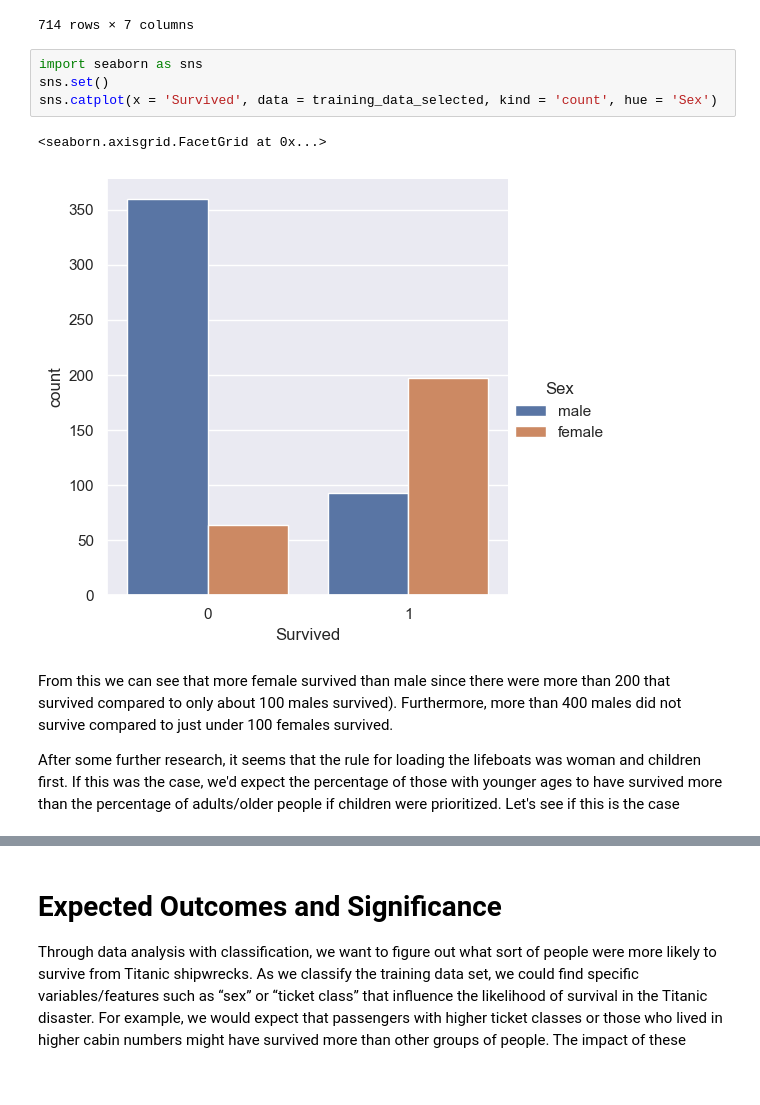
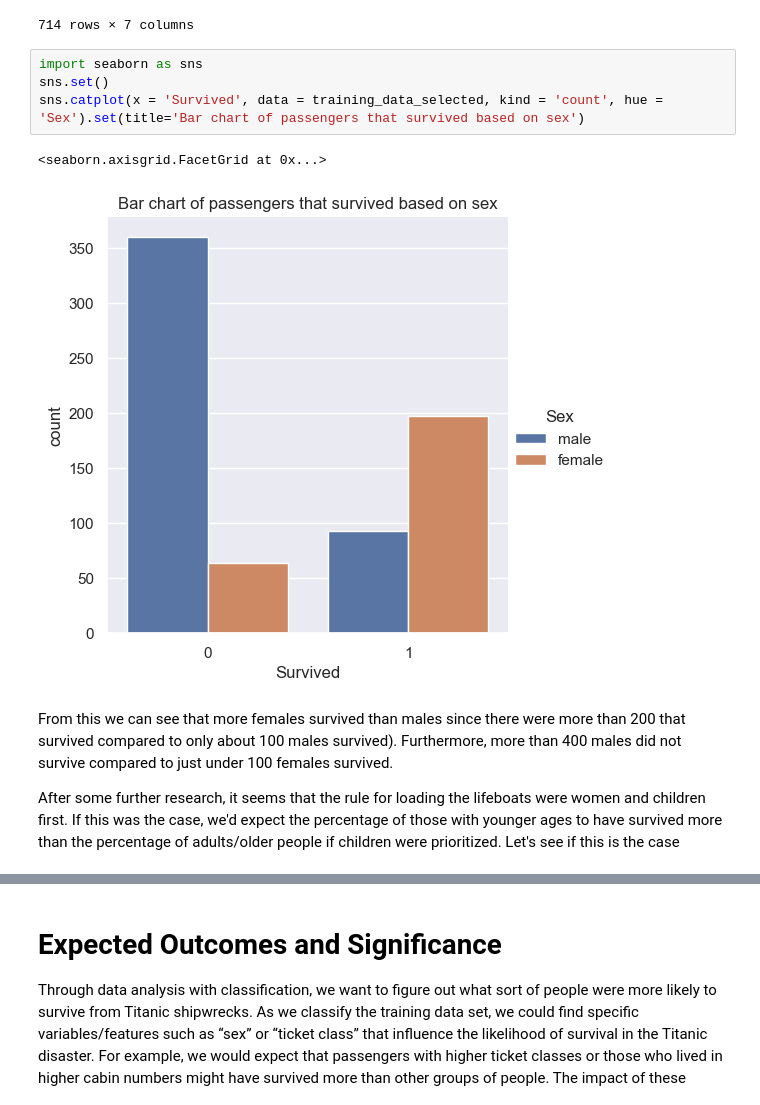
Before and after one commit to ericrkuo/dsci-100-group-12, a Jupyter notebook: proposal.ipynb, the cells around one changed output, grey strips where cells are left out. Saved outputs shown, nothing was run; the diff lists cells and outputs as text; blank space fills up the shorter version.

Commit message:
Formatting (expand for details) - add title to charts - font size in charts - grammar and spelling - cite academic sources - expand more on Methods based on @263 - run entire proposal

```diff
--- a/proposal.ipynb
+++ b/proposal.ipynb
@@ -170,15 +170,15 @@ training_data_selected
 # %%
 import seaborn as sns
 sns.set()
-sns.catplot(x = 'Survived', data = training_data_selected, kind = 'count', hue = 'Sex')
+sns.catplot(x = 'Survived', data = training_data_selected, kind = 'count', hue = 'Sex').set(title='Bar chart of passengers that survived based on sex')
 # %% [output]
 <seaborn.axisgrid.FacetGrid at 0x...>
-[figure, old version]
+[figure, new version]
 # %% [markdown]
-From this we can see that more female survived than male since there were more than 200 that survived compared to only about 100 males survived).
+From this we can see that more females survived than males since there were more than 200 that survived compared to only about 100 males survived).
 Furthermore, more than 400 males did not survive compared to just under 100 females survived.
 
-After some further research, it seems that the rule for loading the lifeboats was woman and children first. If this was the case, we'd expect the percentage of those with younger ages to have survived more than the percentage of adults/older people if children were prioritized. Let's see if this is the case
+After some further research, it seems that the rule for loading the lifeboats were women and children first. If this was the case, we'd expect the percentage of those with younger ages to have survived more than the percentage of adults/older people if children were prioritized. Let's see if this is the case
 # %%
 (
     alt.Chart(training_data_selected)
```
Also changed, not shown: parts of 11 cells of this notebook.
